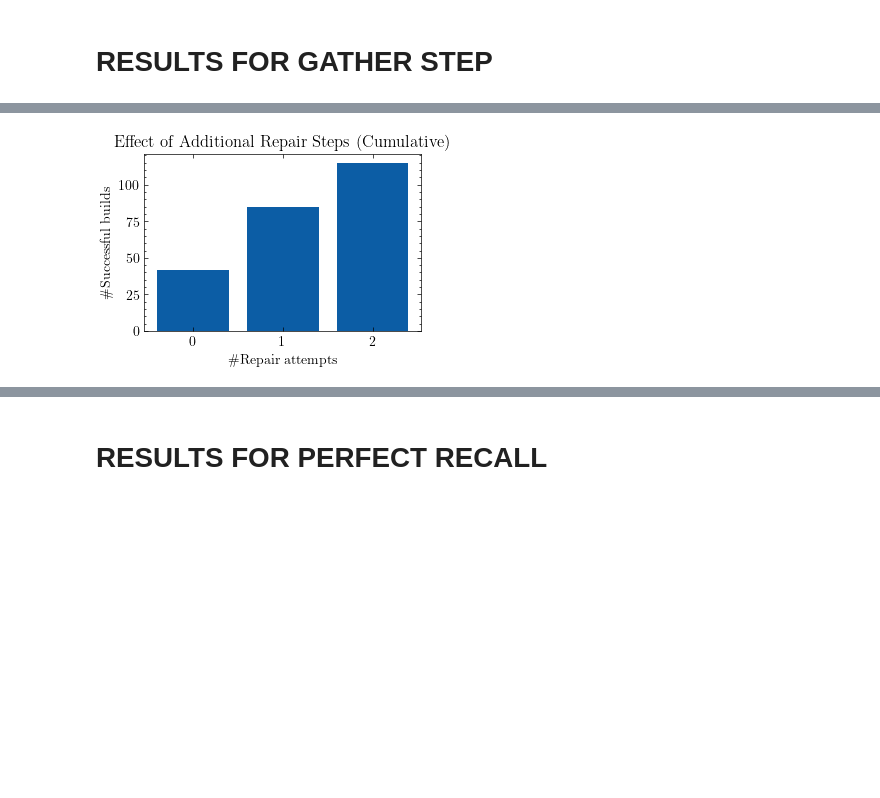
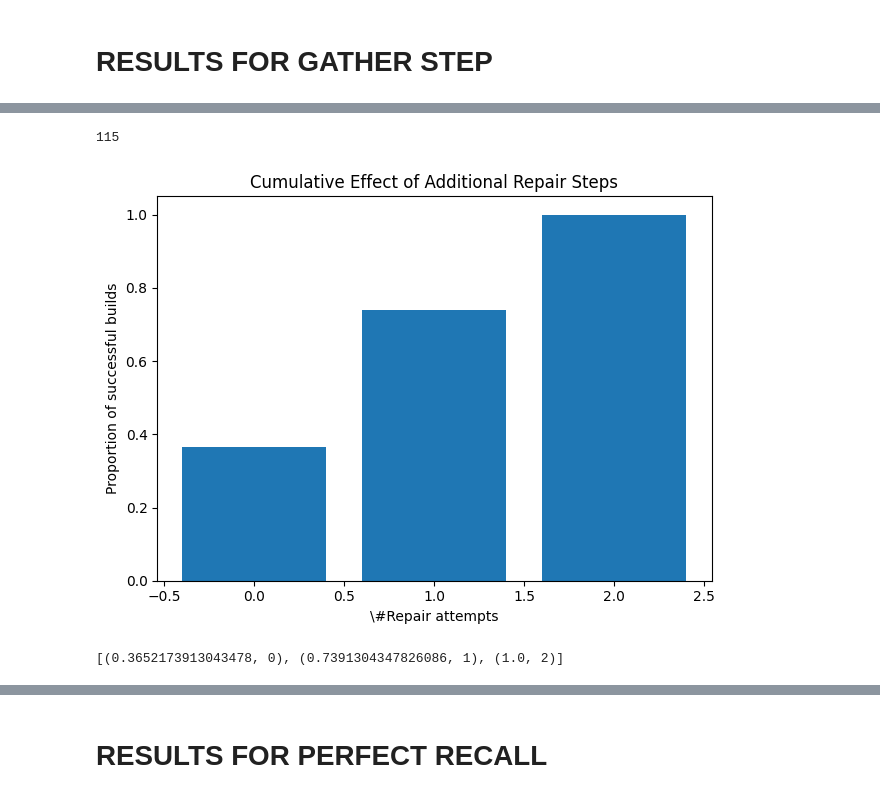
Before and after one commit to LMMilliken/doctest, a Jupyter notebook: plotter.ipynb, the cells around one changed output, grey strips where cells are left out. Saved outputs shown, nothing was run; the diff lists cells and outputs as text; code cells hidden in the pictures; blank space fills up the shorter version.

Commit message:
plotting

```diff
--- a/plotter.ipynb
+++ b/plotter.ipynb
@@ -337,22 +320,29 @@ bar(
 # %%
 from typing import Counter
 run = 'appropriated-pichu'
 run_dir = run_dir = f"figs/{run}"
+num_success = len(success_res)
+print(num_success)
 tries_cnt = Counter([r['n_tries'] for r in success_res])
 cumulative_success = {0: tries_cnt[0]}
 for n in range(len(tries_cnt.keys())):
     if n == 0:
         continue
     cumulative_success[n] = cumulative_success[n - 1] + tries_cnt[n]
 bar(
-    list(cumulative_success.values()),
+    [v / num_success for v in cumulative_success.values()],
     list(cumulative_success.keys()),
     '\#Repair attempts',
-    '\#Successful builds',
-    'Effect of Additional Repair Steps (Cumulative)',
+    'Proportion of successful builds',
+    'Cumulative Effect of Additional Repair Steps',
 )
 # %% [output]
+115
-[figure, old version]
+[figure, new version]
+# %%
+list(zip([v / num_success for v in cumulative_success.values()], cumulative_success.keys()))
+# %% [output]
+[(0.3652173913043478, 0), (0.7391304347826086, 1), (1.0, 2)]
 # %%
 run = 'appropriated-pichu'
 run_dir = run_dir = f"figs/{run}"
```
Also changed, not shown: parts of 17 cells of this notebook, 15 other files.
